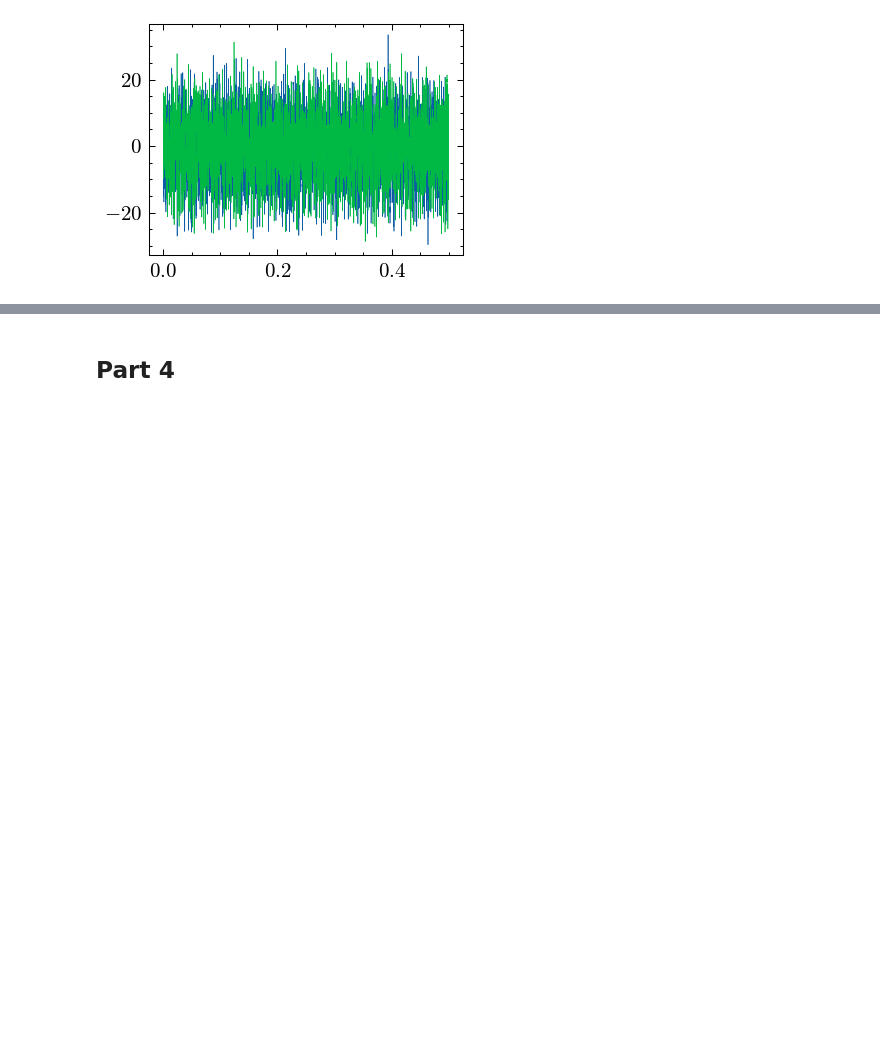
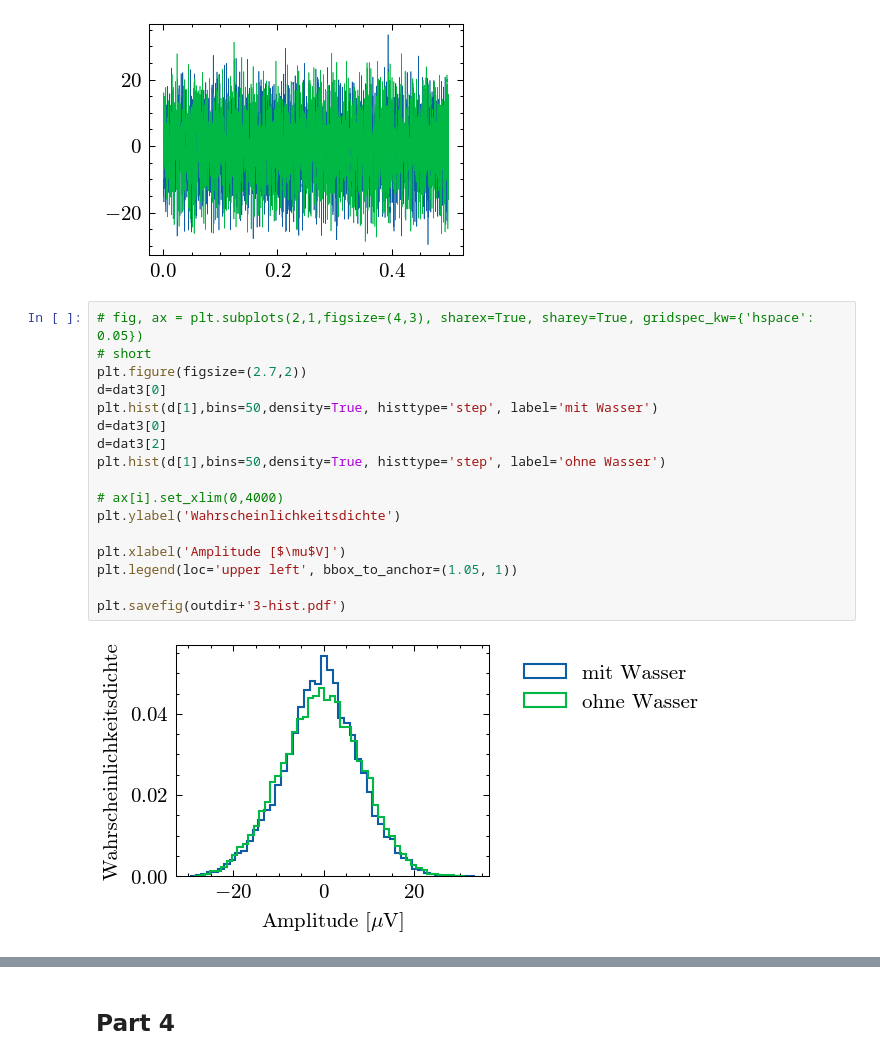
Before and after one commit to emhl/FP2, a Jupyter notebook: kernspin.ipynb, the cells around one changed output, grey strips where cells are left out. Cells and saved outputs as stored; diff of their text form; blank space fills up the shorter version.

Commit message:
hist und lorenz fit

```diff
--- a/kernspin.ipynb
+++ b/kernspin.ipynb
@@ -99,6 +99,25 @@ plt.plot(d[0], d[1],lw=0.3)
 # %% [output]
 [<matplotlib.lines.Line2D at 0x...>]
 [figure]
+# %%
+# fig, ax = plt.subplots(2,1,figsize=(4,3), sharex=True, sharey=True, gridspec_kw={'hspace': 0.05})
+# short
+plt.figure(figsize=(2.7,2))
+d=dat3[0]
+plt.hist(d[1],bins=50,density=True, histtype='step', label='mit Wasser')
+d=dat3[0]
+d=dat3[2]
+plt.hist(d[1],bins=50,density=True, histtype='step', label='ohne Wasser')
+
+# ax[i].set_xlim(0,4000)
+plt.ylabel('Wahrscheinlichkeitsdichte')
+
+plt.xlabel('Amplitude [$\mu$V]')
+plt.legend(loc='upper left', bbox_to_anchor=(1.05, 1))
+
+plt.savefig(outdir+'3-hist.pdf')
+# %% [output]
+[figure, added]
 # %%
 # background
 plt.figure(figsize=(2.7,2))
```
Also changed, not shown: parts of 8 cells of this notebook.
